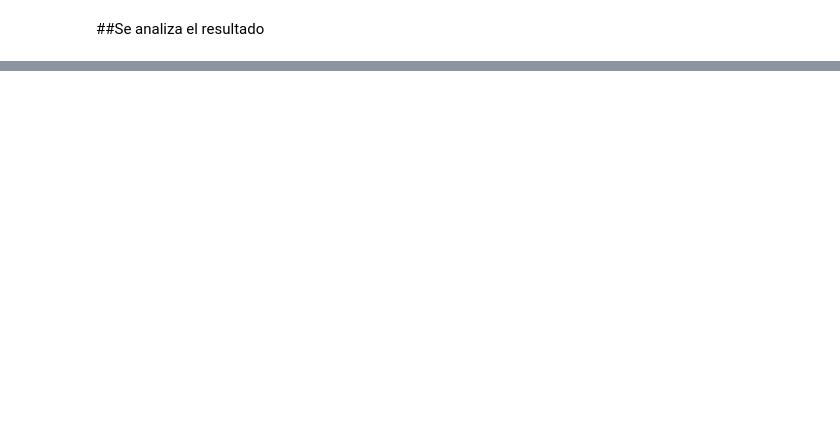
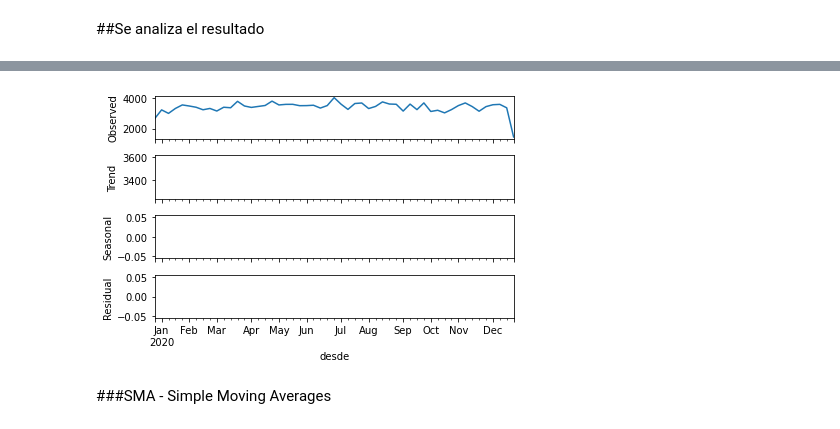
Before and after one commit to jcjimenezb123/PFM_PronosticoDemanda, a Jupyter notebook: RecVta.ipynb, the cells around one changed output, grey strips where cells are left out. Cells and saved outputs as stored; diff of their text form; code cells hidden in the pictures; blank space fills up the shorter version.

```diff
--- a/RecVta.ipynb
+++ b/RecVta.ipynb
@@ -212,0 +251,3 @@ See the caveats in the documentation: https://pandas.pydata.org/pandas-docs/stab
+# %%
+df2=df[['desde','id_art','a']]
+df2
@@ -212,0 +268,3 @@ See the caveats in the documentation: https://pandas.pydata.org/pandas-docs/stab
+# %%
+df2=df2.groupby(['id_art','desde']).sum().reset_index()
+df2
@@ -212,0 +305,8 @@ See the caveats in the documentation: https://pandas.pydata.org/pandas-docs/stab
+# %%
+id=df2[df2['id_art']==10000]
+id.sort_values(by=['desde'],inplace=True)
+
+import plotly.express as px
+
+fig = px.line(id, x="desde", y="a")
+fig.show()
@@ -212,0 +325,3 @@ See the caveats in the documentation: https://pandas.pydata.org/pandas-docs/stab
+# %%
+id=id.set_index('desde')
+id
@@ -212,0 +347,7 @@ See the caveats in the documentation: https://pandas.pydata.org/pandas-docs/stab
+# %%
+descomposicion = seasonal_decompose(id['a'],model='multiplicative')
+descomposicion.plot();
+# %% [output]
+[figure, added]
+# %% [markdown]
+###SMA - Simple Moving Averages
```
Also changed, not shown: parts of 41 cells of this notebook.
